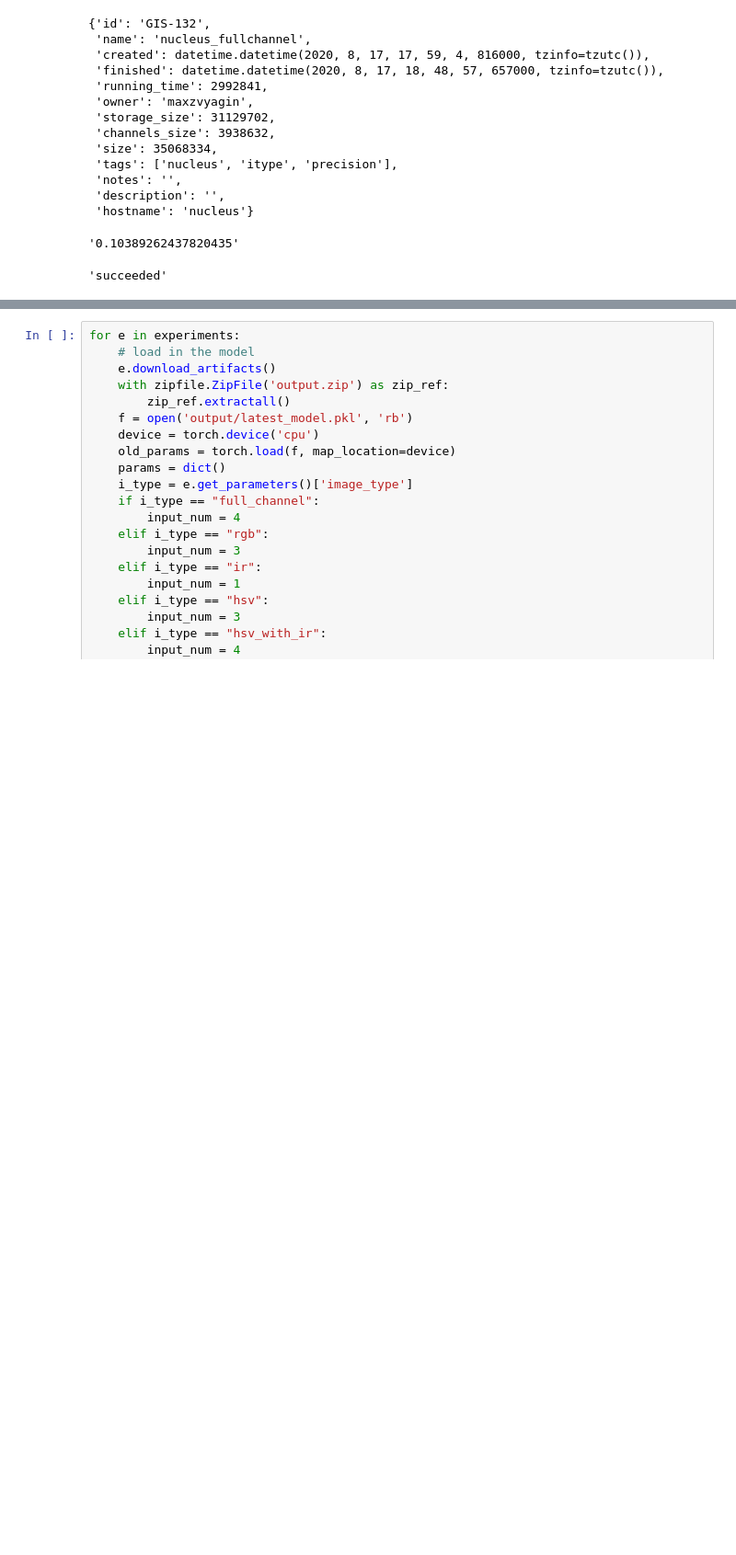
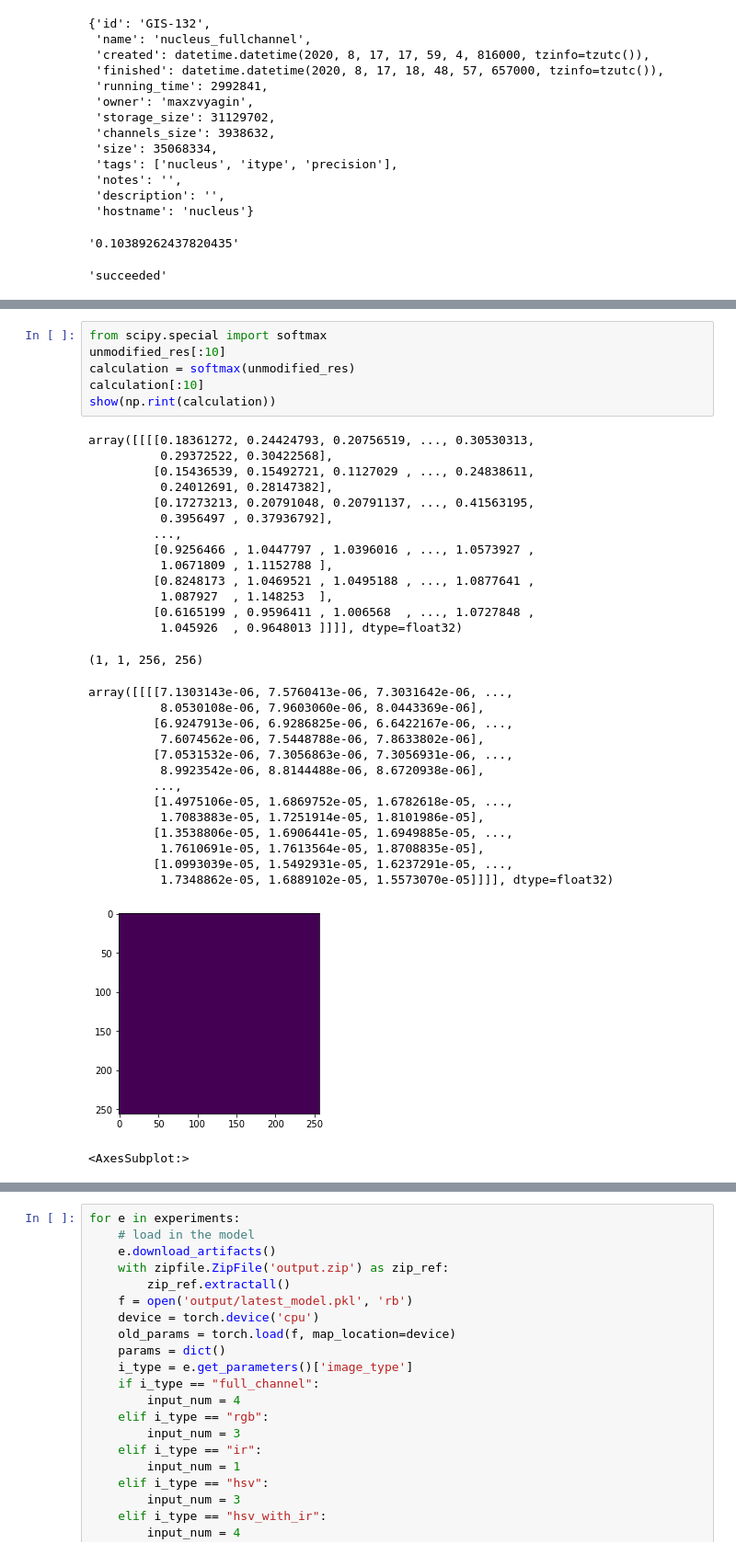
Before and after one commit to maxzvyagin/ephemeral_streams_code, a Jupyter notebook: model_visualization.ipynb, the cells around one changed output, grey strips where cells are left out. Shown at 92% size. Drawn from its saved outputs; the diff is of its cells as text; blank space fills up the shorter version.

Commit message:
softmax and dual classification

```diff
--- a/model_visualization.ipynb
+++ b/model_visualization.ipynb
@@ -127 +128,37 @@ Text(0.5, 0.98, 'Experiment: resnet50, Test Loss: 0.24414320786794028')
 ... (4 outputs left out)
+# %%
+from scipy.special import softmax
+unmodified_res[:10]
+calculation = softmax(unmodified_res)
+calculation[:10]
+show(np.rint(calculation))
+# %% [output]
+array([[[[0.18361272, 0.24424793, 0.20756519, ..., 0.30530313,
+          0.29372522, 0.30422568],
+         [0.15436539, 0.15492721, 0.1127029 , ..., 0.24838611,
+          0.24012691, 0.28147382],
+         [0.17273213, 0.20791048, 0.20791137, ..., 0.41563195,
+          0.3956497 , 0.37936792],
+         ...,
+         [0.9256466 , 1.0447797 , 1.0396016 , ..., 1.0573927 ,
+          1.0671809 , 1.1152788 ],
+         [0.8248173 , 1.0469521 , 1.0495188 , ..., 1.0877641 ,
+          1.087927  , 1.148253  ],
+         [0.6165199 , 0.9596411 , 1.006568  , ..., 1.0727848 ,
+          1.045926  , 0.9648013 ]]]], dtype=float32)
+(1, 1, 256, 256)
+array([[[[7.1303143e-06, 7.5760413e-06, 7.3031642e-06, ...,
+          8.0530108e-06, 7.9603060e-06, 8.0443369e-06],
+         [6.9247913e-06, 6.9286825e-06, 6.6422167e-06, ...,
+          7.6074562e-06, 7.5448788e-06, 7.8633802e-06],
+         [7.0531532e-06, 7.3056863e-06, 7.3056931e-06, ...,
+          8.9923542e-06, 8.8144488e-06, 8.6720938e-06],
+         ...,
+         [1.4975106e-05, 1.6869752e-05, 1.6782618e-05, ...,
+          1.7083883e-05, 1.7251914e-05, 1.8101986e-05],
+         [1.3538806e-05, 1.6906441e-05, 1.6949885e-05, ...,
+          1.7610691e-05, 1.7613564e-05, 1.8708835e-05],
+         [1.0993039e-05, 1.5492931e-05, 1.6237291e-05, ...,
+          1.7348862e-05, 1.6889102e-05, 1.5573070e-05]]]], dtype=float32)
+[figure, added]
+<AxesSubplot:>
```
Also changed, not shown: parts of 2 cells of this notebook, 4 other files.
